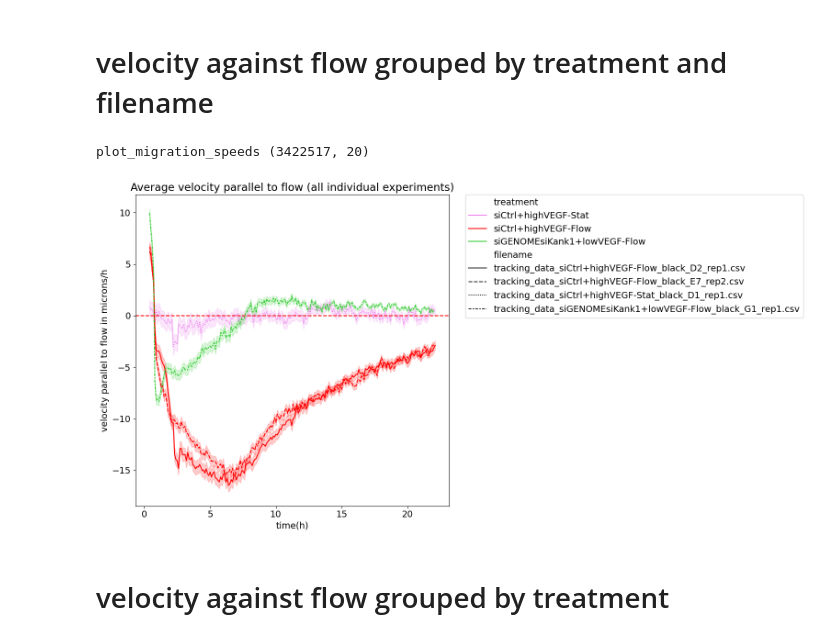
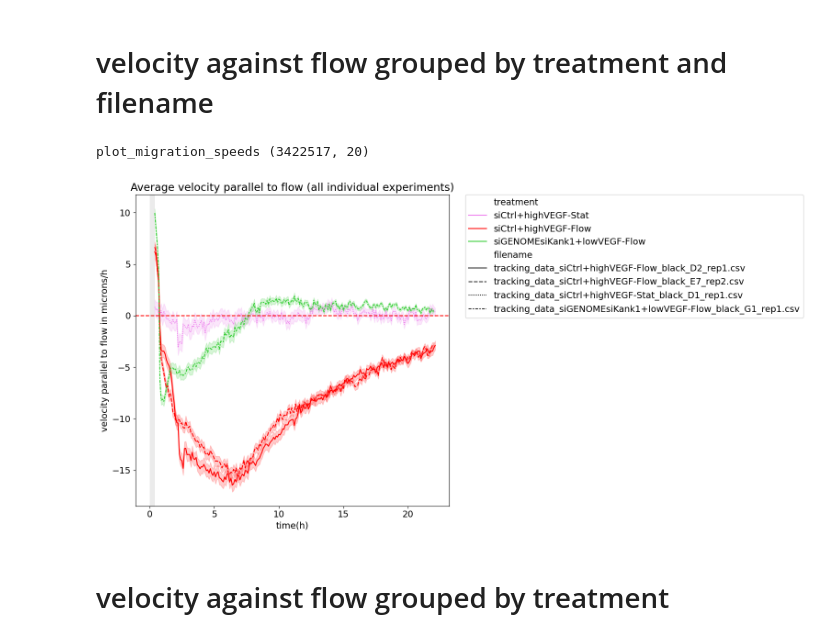
Before and after one commit to Phusiongreen/ec-tracking-analysis_2025, a Jupyter notebook: notebooks/06_Plot_Migration_Speeds.ipynb, the cells around one changed output. Cells and saved outputs as stored; diff of their text form; code cells hidden in the pictures.

```diff
--- a/notebooks/06_Plot_Migration_Speeds.ipynb
+++ b/notebooks/06_Plot_Migration_Speeds.ipynb
@@ -369,41 +401,44 @@ treatment_order = [
 ]
 # %% [markdown]
 # velocity against flow grouped by treatment and filename
-# %%
-plt.rcParams.update({'font.size': 14})
-
-plot_migration_speeds = migration_speed_df.dropna()
-#plot_migration_speeds = plot_migration_speeds.iloc[::subsample_n, :]
-#plot_migration_speeds = plot_migration_speeds.sample(frac=subsample_frac, replace=True, random_state=1)
-plot_migration_speeds = plot_migration_speeds[plot_migration_speeds["FRAME"] >= interval]
-print("plot_migration_speeds", plot_migration_speeds.shape)
-
-#fig, ax = plt.subplots(len(intervals),figsize=(15,30))
-fig, ax = plt.subplots(1, figsize=(16,8))
-color_palette = {"siGENOMEsiKank1+lowVEGF-Flow": "limegreen", "siCtrl+highVEGF-Stat": "violet", "siCtrl+highVEGF-Flow": "red"}
-sns.lineplot(x = "time_in_h", y = "vel_x_mu_per_h", hue = "treatment", hue_order = treatment_order,
-             data = plot_migration_speeds, style="filename", ax=ax, errorbar=('ci', 95), palette=color_palette)
-
-#sns.lineplot(x = "FRAME", y = "vel_x", hue = "condition", data = plot_migration_speeds, ax=ax, ci = 90)
-#interval_length_min = 5*intervals[i]
-#ax.set_title("time interval %s min" % interval_length_min)
-ax.set_ylabel("velocity parallel to flow in microns/h")
-ax.set_xlabel("time(h)")
-ax.set_title("Average velocity parallel to flow (all individual experiments)")
-#ax.set_ylim(-7.0,7.0)
-ax.axhline(y = 0.0, color = 'r', linestyle = 'dashed')
-plt.legend(bbox_to_anchor=(1.05, 1), loc=2, borderaxespad=0.)
-plt.tight_layout()
-#plt.savefig("velocity_parallel_to_flow_filename_all.pdf")
-#plt.savefig("velocity_parallel_to_flow_filename_all.png")
-plt.savefig(str(output_folder.joinpath(subfolder, "v_parallel_to_flow_individual_exps" + ".pdf")))
-plt.savefig(str(output_folder.joinpath(subfolder, "v_parallel_to_flow_individual_exps" + ".png")))
-
-#            plt.savefig(str(output_folder.joinpath(subfolder, "trajectories_" + condition + "_" + row["experimentID"] + ".png"))) , template to help brainstorm on how to improve plot nomenclature
-#           especially for producing combinations with different treatments, or parameters during refactor/troublehshoot/final fig protoytyping
-# %% [output]
-plot_migration_speeds (3422517, 20)
-[figure, removed]
+# %%
+plt.rcParams.update({'font.size': 14})
+
+plot_migration_speeds = migration_speed_df.dropna()
+#plot_migration_speeds = plot_migration_speeds.iloc[::subsample_n, :]
+#plot_migration_speeds = plot_migration_speeds.sample(frac=subsample_frac, replace=True, random_state=1)
+plot_migration_speeds = plot_migration_speeds[plot_migration_speeds["FRAME"] >= interval]
+print("plot_migration_speeds", plot_migration_speeds.shape)
+
+#fig, ax = plt.subplots(len(intervals),figsize=(15,30))
+fig, ax = plt.subplots(1, figsize=(16,8))
+color_palette = {"siGENOMEsiKank1+lowVEGF-Flow": "limegreen", "siCtrl+highVEGF-Stat": "violet", "siCtrl+highVEGF-Flow": "red"}
+sns.lineplot(x = "time_in_h", y = "vel_x_mu_per_h", hue = "treatment", hue_order = treatment_order,
+             data = plot_migration_speeds, style="filename", ax=ax, errorbar=('ci', 95), palette=color_palette)
+
+#sns.lineplot(x = "FRAME", y = "vel_x", hue = "condition", data = plot_migration_speeds, ax=ax, ci = 90)
+#interval_length_min = 5*intervals[i]
+#ax.set_title("time interval %s min" % interval_length_min)
+ax.set_ylabel("velocity parallel to flow in microns/h")
+ax.set_xlabel("time(h)")
+ax.set_title("Average velocity parallel to flow (all individual experiments)")
+#ax.set_ylim(-7.0,7.0)
+ax.axhline(y = 0.0, color = 'r', linestyle = 'dashed')
+# Draw pre-flow band (optional)
+if show_pre_flow_band:
+    draw_pre_flow_band(ax, pre_flow_frames)
+plt.legend(bbox_to_anchor=(1.05, 1), loc=2, borderaxespad=0.)
+plt.tight_layout()
+#plt.savefig("velocity_parallel_to_flow_filename_all.pdf")
+#plt.savefig("velocity_parallel_to_flow_filename_all.png")
+plt.savefig(str(output_folder.joinpath(subfolder, "v_parallel_to_flow_individual_exps" + ".pdf")))
+plt.savefig(str(output_folder.joinpath(subfolder, "v_parallel_to_flow_individual_exps" + ".png")))
+
+#            plt.savefig(str(output_folder.joinpath(subfolder, "trajectories_" + condition + "_" + row["experimentID"] + ".png"))) , template to help brainstorm on how to improve plot nomenclature
+#           especially for producing combinations with different treatments, or parameters during refactor/troublehshoot/final fig protoytyping
+# %% [output]
+plot_migration_speeds (3422517, 20)
+[figure, added]
 # %% [markdown]
 # velocity against flow grouped by treatment
 # %%
```
Also changed, not shown: parts of 4 cells of this notebook.
